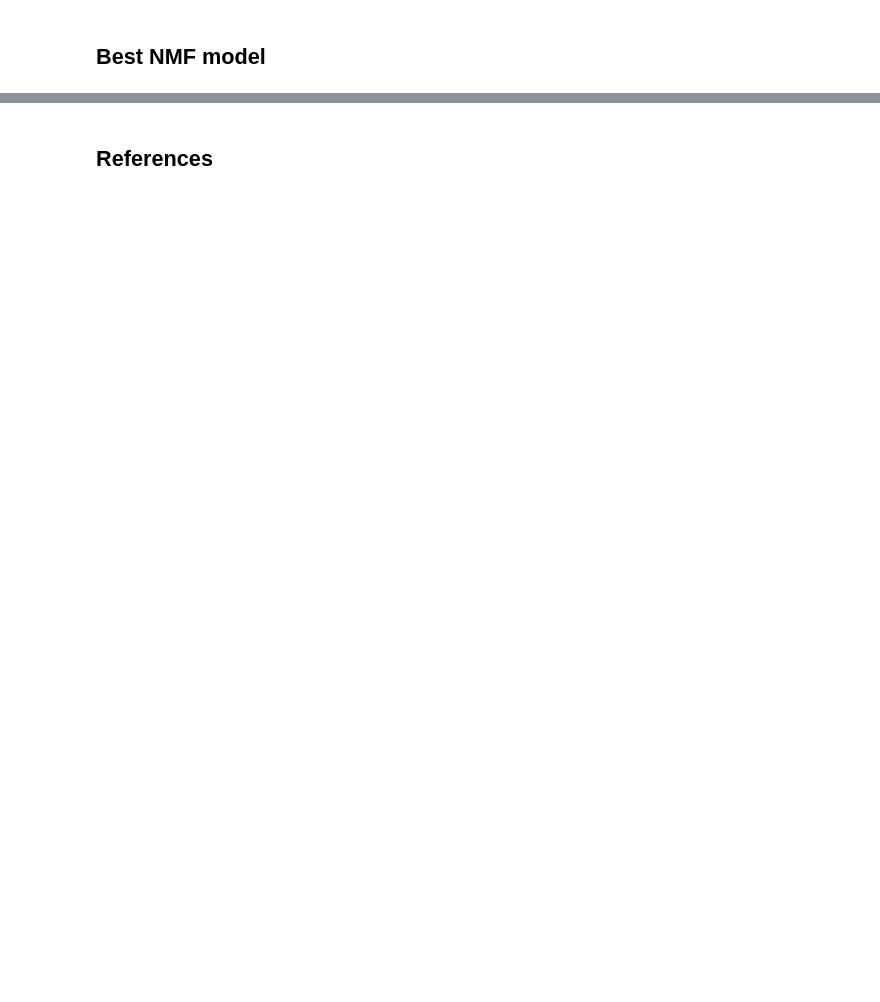
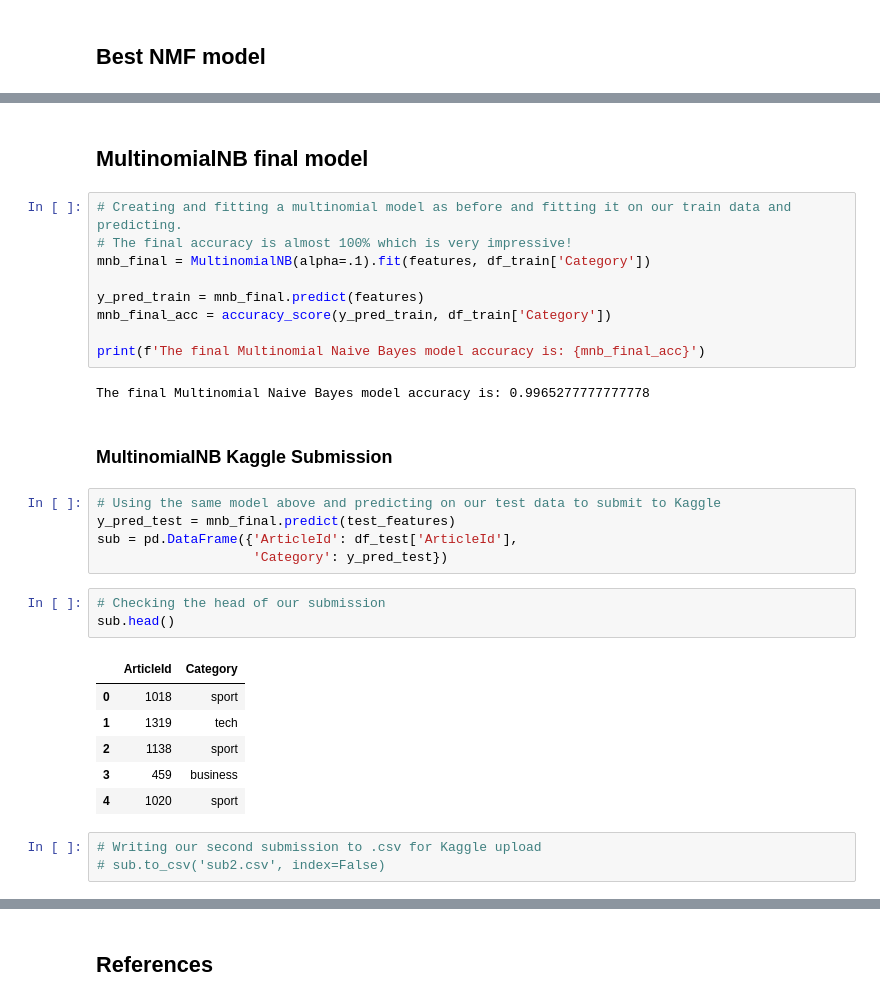
Before and after one commit to cmannnn/bbc_news_classification, a Jupyter notebook: bbc_news_classification.ipynb, the cells around one changed output, grey strips where cells are left out. Cells and saved outputs as stored; diff of their text form; blank space fills up the shorter version.

```diff
--- a/bbc_news_classification.ipynb
+++ b/bbc_news_classification.ipynb
@@ -378,0 +469,33 @@ plt.yticks(fontsize=8)
+# %% [markdown]
+## MultinomialNB final model
+# %%
+# Creating and fitting a multinomial model as before and fitting it on our train data and predicting.
+# The final accuracy is almost 100% which is very impressive!
+mnb_final = MultinomialNB(alpha=.1).fit(features, df_train['Category'])
+
+y_pred_train = mnb_final.predict(features)
+mnb_final_acc = accuracy_score(y_pred_train, df_train['Category'])
+
+print(f'The final Multinomial Naive Bayes model accuracy is: {mnb_final_acc}')
+# %% [output]
+The final Multinomial Naive Bayes model accuracy is: 0.9965277777777778
+# %% [markdown]
+### MultinomialNB Kaggle Submission
+# %%
+# Using the same model above and predicting on our test data to submit to Kaggle
+y_pred_test = mnb_final.predict(test_features)
+sub = pd.DataFrame({'ArticleId': df_test['ArticleId'],
+                    'Category': y_pred_test})
+# %%
+# Checking the head of our submission
+sub.head()
+# %% [output]
+|  | ArticleId | Category |
+| 0 | 1018 | sport |
+| 1 | 1319 | tech |
+| 2 | 1138 | sport |
+| 3 | 459 | business |
+| 4 | 1020 | sport |
+# %%
+# Writing our second submission to .csv for Kaggle upload
+# sub.to_csv('sub2.csv', index=False)
```
Also changed, not shown: parts of 76 cells of this notebook.
